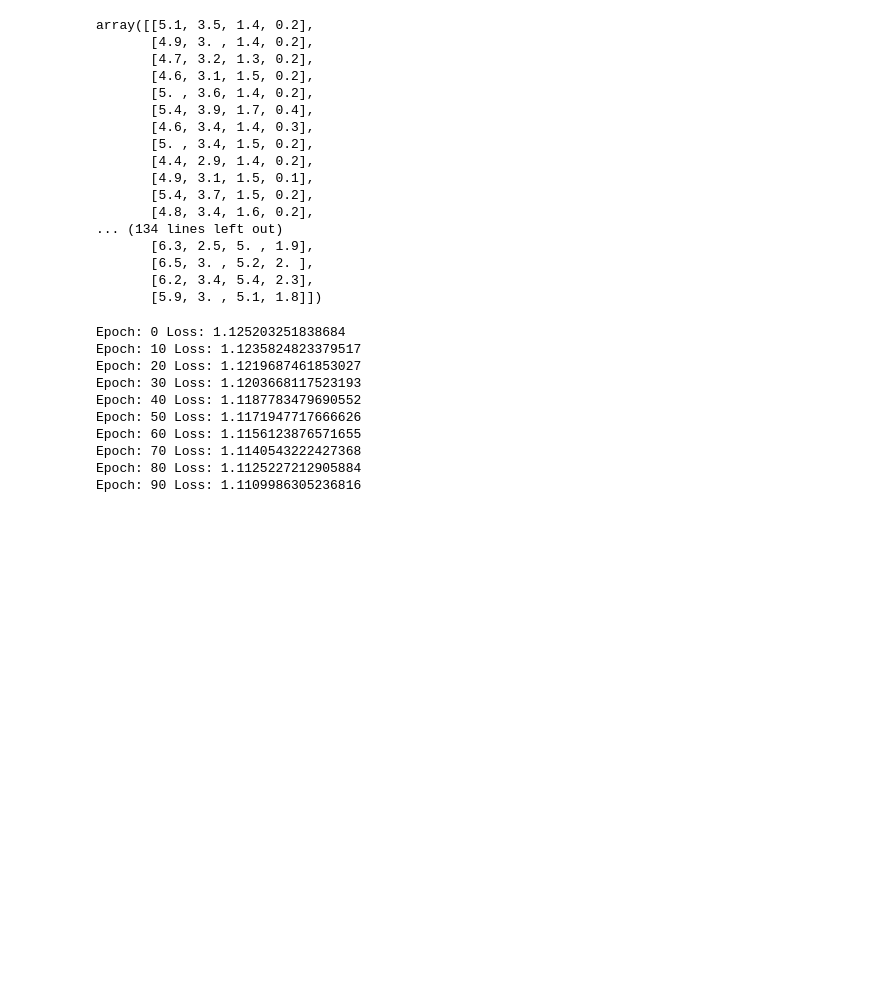
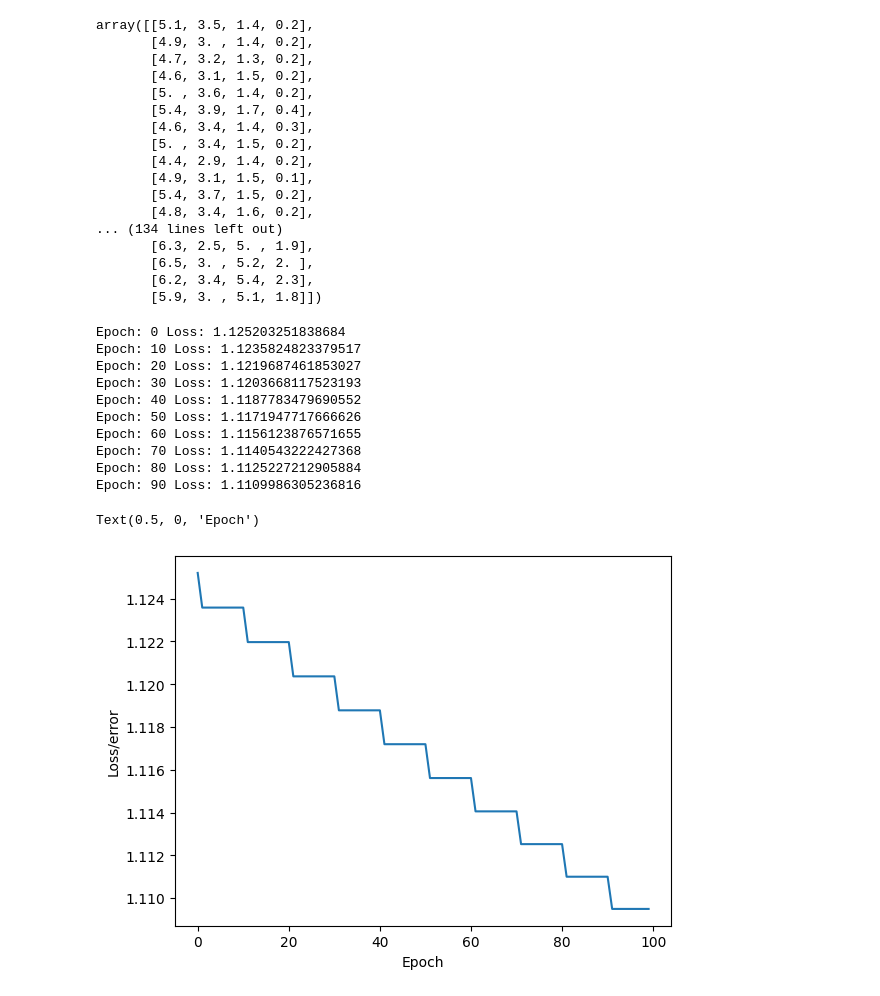
Before and after one commit to fsasanian/Pytorch-Tutorial, a Jupyter notebook: Intro_to_Colab.ipynb, the cells around one changed output. Cells and saved outputs as stored; diff of their text form; code cells hidden in the pictures; blank space fills up the shorter version.

```diff
--- a/Intro_to_Colab.ipynb
+++ b/Intro_to_Colab.ipynb
@@ -269,3 +269,11 @@ Epoch: 60 Loss: 1.1156123876571655
 Epoch: 70 Loss: 1.1140543222427368
 Epoch: 80 Loss: 1.1125227212905884
 Epoch: 90 Loss: 1.1109986305236816
+# %%
+# Grap it out
+plt.plot(range(epochs), losses)
+plt.ylabel("Loss/error")
+plt.xlabel("Epoch")
+# %% [output]
+Text(0.5, 0, 'Epoch')
+[figure, added]
```
